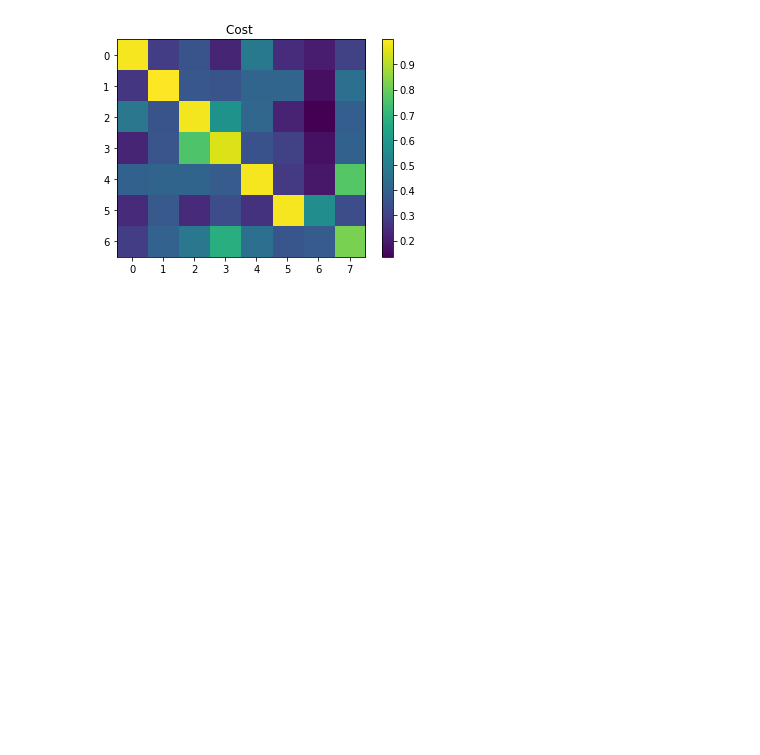
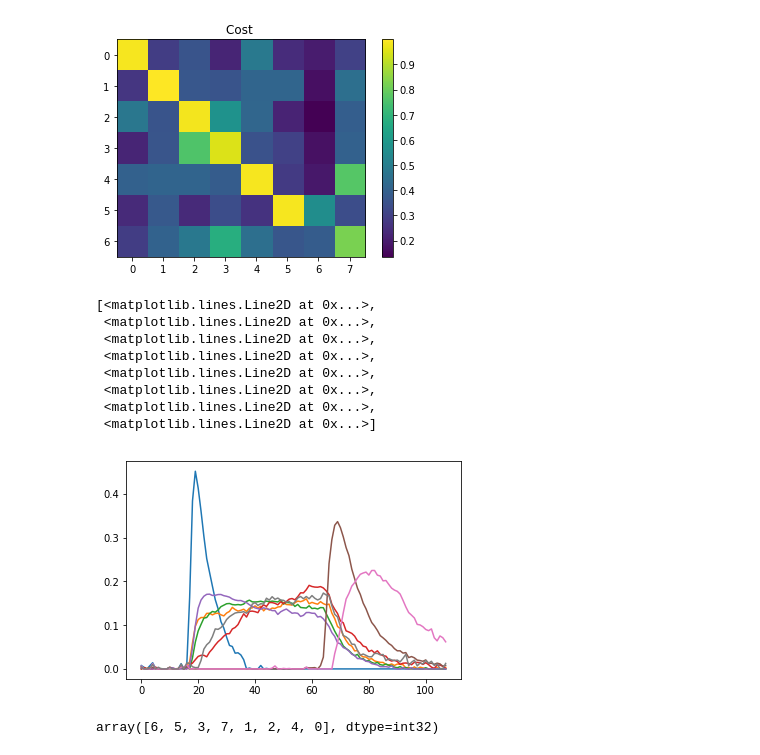
Before and after one commit to klmcguir/cascade, a Jupyter notebook: Similarity metrics testing.ipynb, the cells around one changed output. Drawn from its saved outputs; the diff is of its cells as text; code cells hidden in the pictures; blank space fills up the shorter version.

Commit message:
added plotting for fraction of max variance explained

```diff
--- a/Similarity metrics testing.ipynb
+++ b/Similarity metrics testing.ipynb
@@ -190,3 +191,22 @@ plt.colorbar()
 [figure]
 [figure]
 [figure]
+# %%
+test = vnrm[1].T
+plt.plot(test.T)
+# %% [output]
+[<matplotlib.lines.Line2D at 0x...>,
+ <matplotlib.lines.Line2D at 0x...>,
+ <matplotlib.lines.Line2D at 0x...>,
+ <matplotlib.lines.Line2D at 0x...>,
+ <matplotlib.lines.Line2D at 0x...>,
+ <matplotlib.lines.Line2D at 0x...>,
+ <matplotlib.lines.Line2D at 0x...>,
+ <matplotlib.lines.Line2D at 0x...>]
+[figure, added]
+# %%
+U = test
+Z = hierarchy.ward(U)
+hierarchy.leaves_list(hierarchy.optimal_leaf_ordering(Z, U))
+# %% [output]
+array([6, 5, 3, 7, 1, 2, 4, 0], dtype=int32)
```
Also changed, not shown: parts of 2 cells of this notebook, 4 other files.
